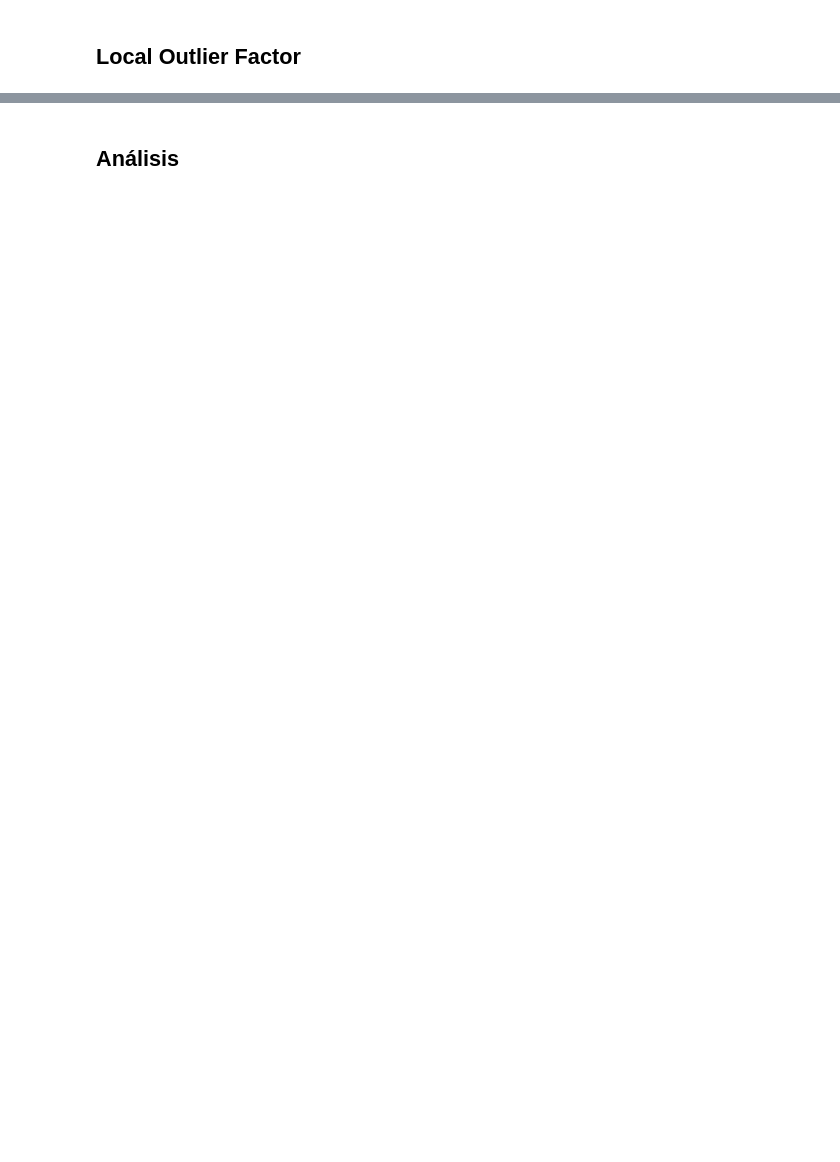
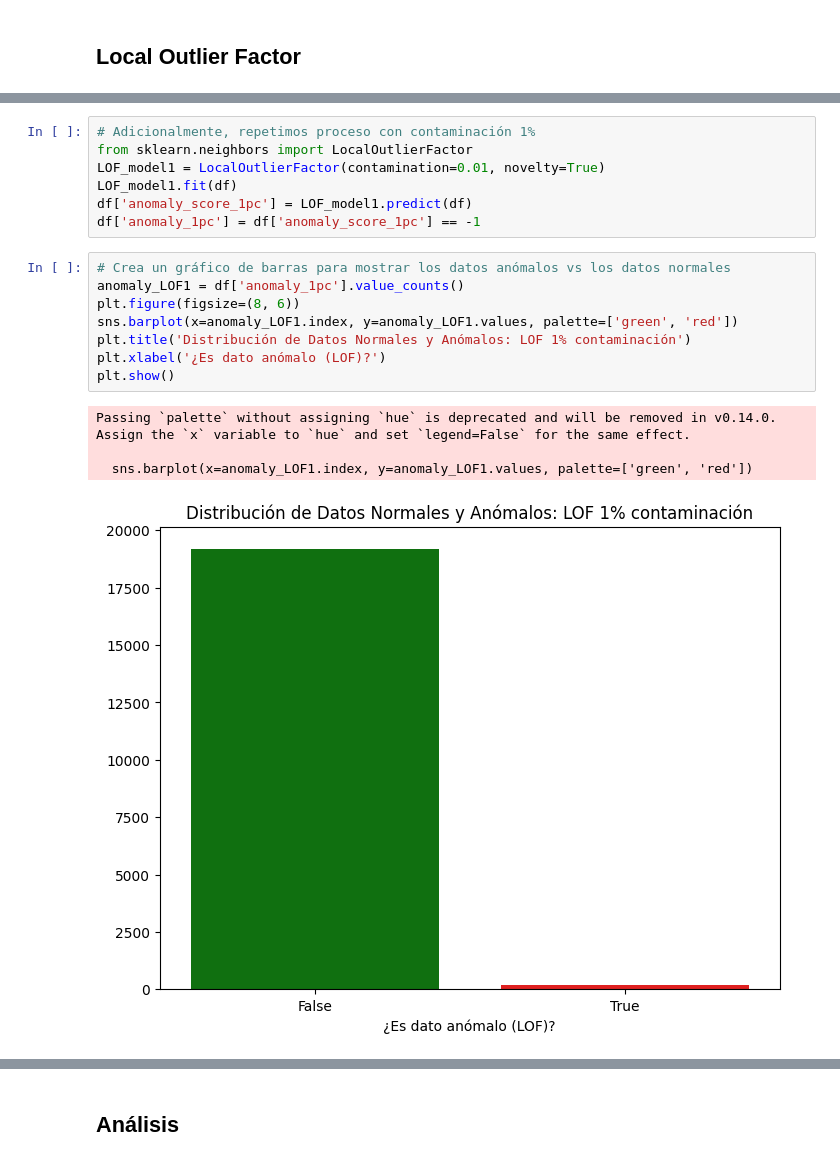
Before and after one commit to davidreigns01/actividad3AANS, a Jupyter notebook: muinar07_act3_Notebook.ipynb, the cells around one changed output, grey strips where cells are left out. Cells and saved outputs as stored; diff of their text form; blank space fills up the shorter version.

```diff
--- a/muinar07_act3_Notebook.ipynb
+++ b/muinar07_act3_Notebook.ipynb
@@ -389,0 +408,20 @@ Passing `palette` without assigning `hue` is deprecated and will be removed in v
+# %%
+# Adicionalmente, repetimos proceso con contaminación 1%
+from sklearn.neighbors import LocalOutlierFactor
+LOF_model1 = LocalOutlierFactor(contamination=0.01, novelty=True)
+LOF_model1.fit(df)
+df['anomaly_score_1pc'] = LOF_model1.predict(df)
+df['anomaly_1pc'] = df['anomaly_score_1pc'] == -1
+# %%
+# Crea un gráfico de barras para mostrar los datos anómalos vs los datos normales
+anomaly_LOF1 = df['anomaly_1pc'].value_counts()
+plt.figure(figsize=(8, 6))
+sns.barplot(x=anomaly_LOF1.index, y=anomaly_LOF1.values, palette=['green', 'red'])
+plt.title('Distribución de Datos Normales y Anómalos: LOF 1% contaminación')
+plt.xlabel('¿Es dato anómalo (LOF)?')
+plt.show()
+# %% [output]
+Passing `palette` without assigning `hue` is deprecated and will be removed in v0.14.0. Assign the `x` variable to `hue` and set `legend=False` for the same effect.
+
+  sns.barplot(x=anomaly_LOF1.index, y=anomaly_LOF1.values, palette=['green', 'red'])
+[figure, added]
```
Also changed, not shown: parts of 12 cells of this notebook.
